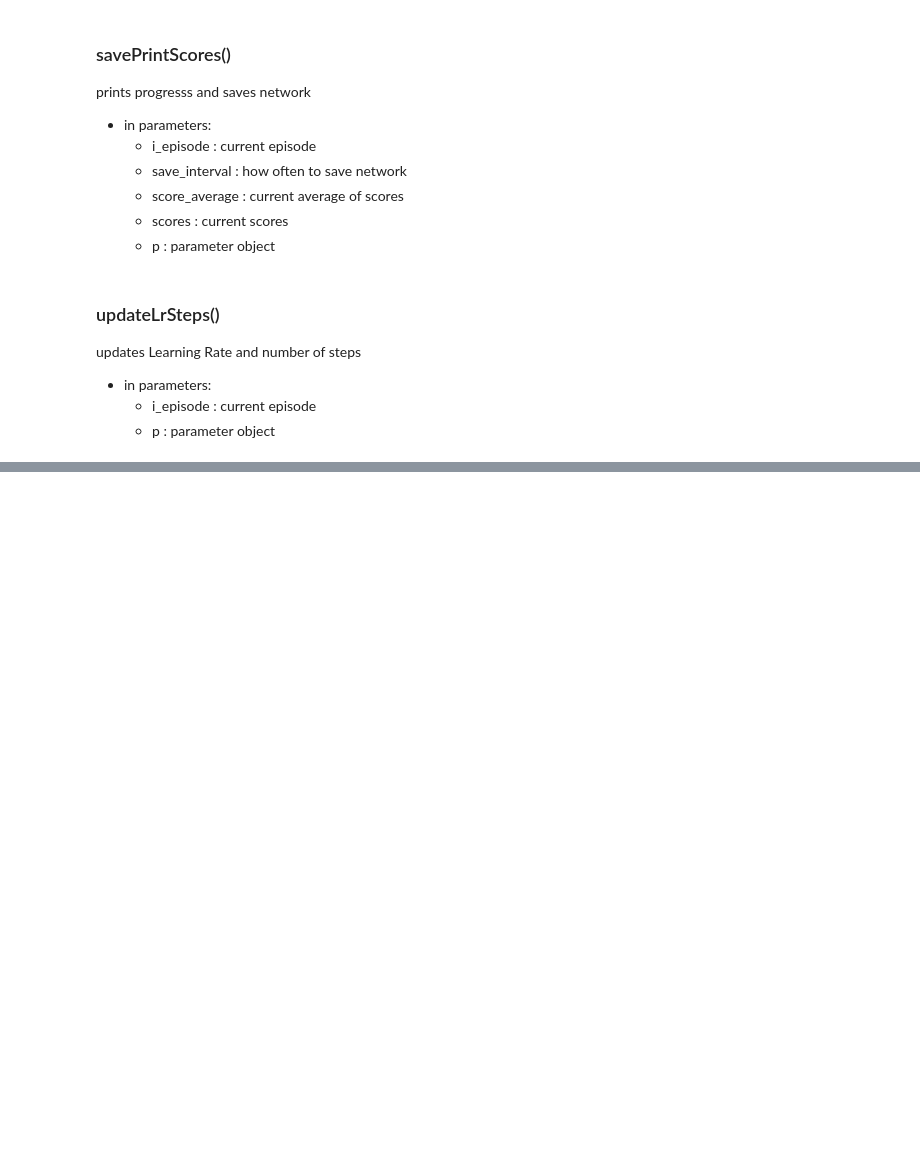
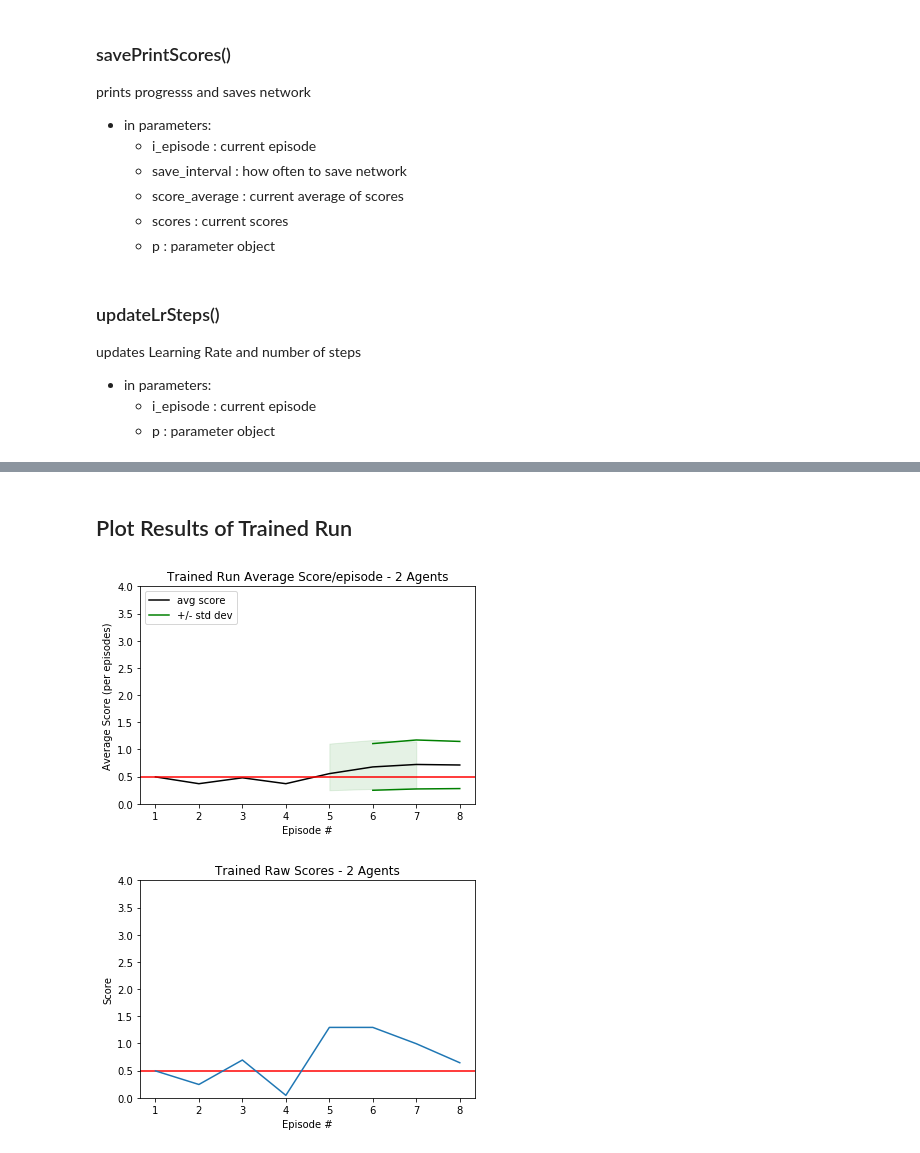
Before and after one commit to sperazza/DeepReinforcement-Competing-Tennis-Agents, a Jupyter notebook: Tennis.ipynb, the cells around one changed output, grey strips where cells are left out. Saved outputs shown, nothing was run; the diff lists cells and outputs as text; code cells hidden in the pictures; blank space fills up the shorter version.

```diff
--- a/Tennis.ipynb
+++ b/Tennis.ipynb
@@ -198,5 +194,3 @@ NOISE_SIGMA(0.2):0.3
 # %%
-from ddpg_agent import DDPGAgent
-agent = DDPGAgent(p)
-#from maddpg_agent import DDPGAgent,MADDPGAgent
-#agent = MADDPGAgent(p)
+from maddpg_agent import DDPGAgent,MADDPGAgent
+agent = MADDPGAgent(p)
@@ -342,0 +374,5 @@ KeyboardInterrupt:
+# %%
+
+for i in range(p.NUM_AGENTS):
+    agent.agents[i].actor_local.load_state_dict(torch.load('checkpoints\optimum_checkpoint_actor'+str(i)+'_opt.pth'))
+print("loaded optimal network")
@@ -342,0 +437,37 @@ KeyboardInterrupt:
+# %% [markdown]
+## Plot Results of Trained Run
+# %%
+import pandas as pd
+import matplotlib.pyplot as plt
+%matplotlib inline
+
+
+stdm=[raverage_global[i]-np.std(rscores_global[i-5:i+3]) for i in range(len(rscores_global))]
+stdp=[raverage_global[i]+np.std(rscores_global[i-5:i+3]) for i in range(len(rscores_global))]
+
+plt.plot(np.arange(1, len(rscores_global)+1), raverage_global,color='black',label='avg score')
+plt.plot(np.arange(1, len(rscores_global)+1), stdm,color='green',label='+/- std dev')
+plt.plot(np.arange(1, len(rscores_global)+1), stdp,color='green')
+plt.ylim(0, 4)
+plt.fill_between(range(len(rscores_global)),
+                 stdm,
+                 stdp,
+                 color='green',alpha=0.1,interpolate=True)
+plt.title("Trained Run Average Score/episode - 2 Agents")
+plt.axhline(y=0.5, color='r', linestyle='-')
+plt.ylabel('Average Score (per episodes)')
+plt.xlabel('Episode #')
+plt.legend(loc='upper left')
+plt.show()
+
+fig = plt.figure()
+plt.ylim(0, 4)
+plt.axhline(y=0.5, color='r', linestyle='-')
+plt.title("Trained Raw Scores - 2 Agents")
+plt.plot(np.arange(1, len(rscores_global)+1), rscores_global)
+plt.ylabel('Score')
+plt.xlabel('Episode #')
+plt.show()
+# %% [output]
+[figure, added]
+[figure, added]
```
Also changed, not shown: parts of 15 cells of this notebook, 19 other files.
